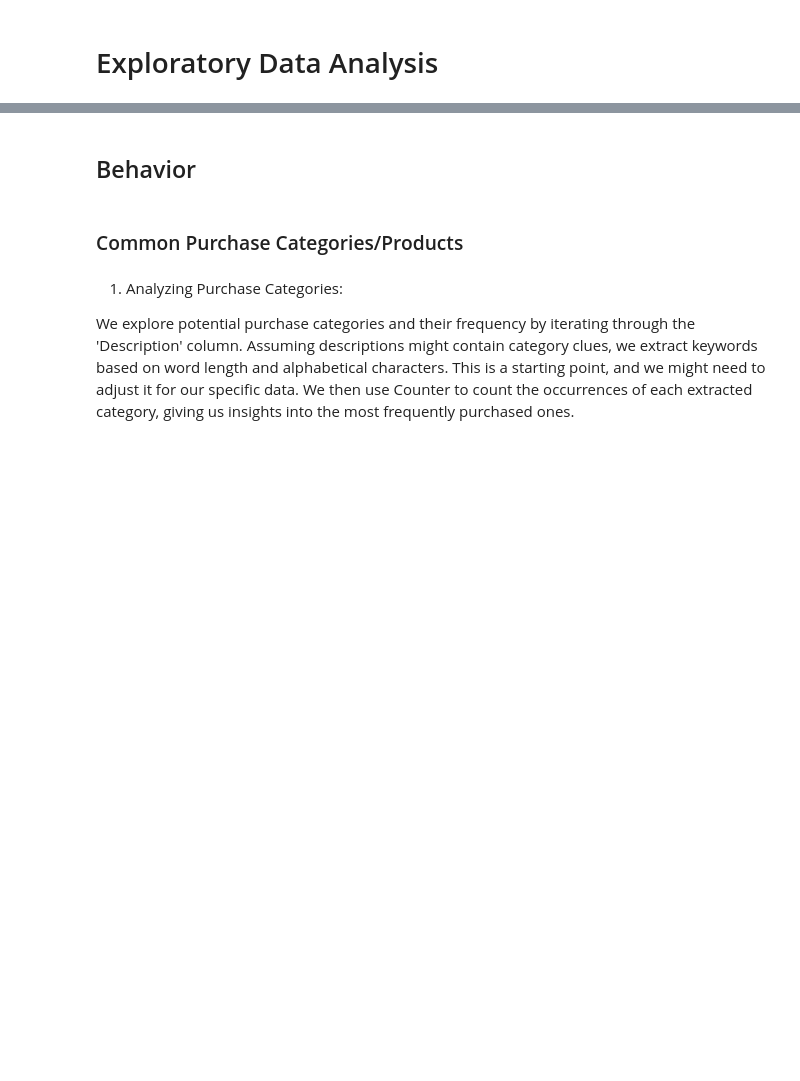
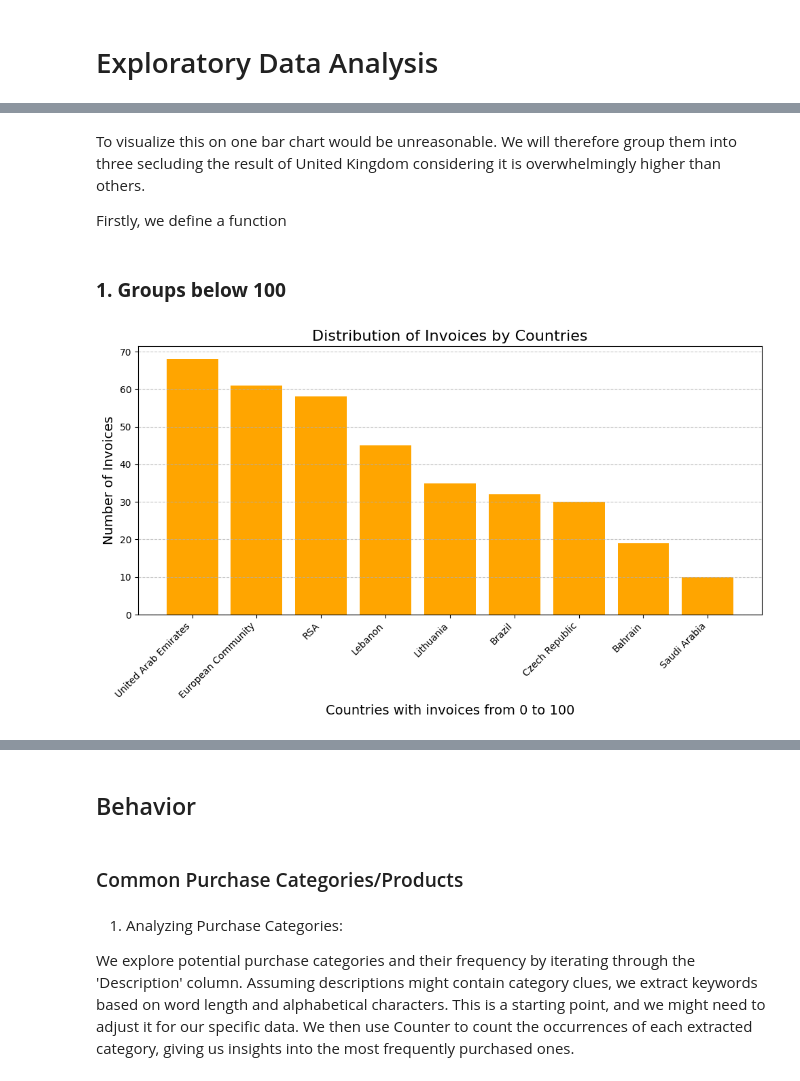
Before and after one commit to JoshuaPaul-lasisi/Customer_segmentation, a Jupyter notebook: Customer_segmentation.ipynb, the cells around one changed output, grey strips where cells are left out. Saved outputs shown, nothing was run; the diff lists cells and outputs as text; code cells hidden in the pictures; blank space fills up the shorter version.

Commit message:
feature/exploratory_data_analysis/customer_location_distribution

```diff
--- a/Customer_segmentation.ipynb
+++ b/Customer_segmentation.ipynb
@@ -297,0 +309,6 @@ We can look through the data to get necessary informartion for segmentation. Bas
+# %%
+# Taking stock of the countries
+country_counts = df_cleaned['Country'].value_counts()
+
+# Print the distribution of countries (number of invoices from each country)
+print(country_counts)
@@ -297,0 +333,42 @@ We can look through the data to get necessary informartion for segmentation. Bas
+# %% [markdown]
+To visualize this on one bar chart would be unreasonable. We will therefore group them into three secluding the result of United Kingdom considering it is overwhelmingly higher than others.
+
+Firstly, we define a function
+# %%
+def plot_series_subset(data_series, lower_limit, upper_limit):
+  """
+  This function creates a bar chart for a subset of a pandas Series based on upper and lower limits.
+
+  Args:
+      data_series (pandas.Series): The pandas Series containing the data.
+      lower_limit (int/float): The lower limit for the subset (inclusive).
+      upper_limit (int/float): The upper limit for the subset (exclusive).
+      title (str, optional): The title for the chart. Defaults to "Series Distribution".
+      xlabel (str, optional): The label for the x-axis. Defaults to "Index".
+      ylabel (str, optional): The label for the y-axis. Defaults to "Values".
+      color (str, optional): The color for the bars in the chart. Defaults to 'skyblue'.
+  """
+
+  # Subset the data series based on limits
+  subset_data = data_series[(data_series >= lower_limit) & (data_series < upper_limit)]
+
+  # Create the chart with error handling (in case subset is empty)
+  if not subset_data.empty:
+    plt.figure(figsize=(10, 6))
+    plt.bar(subset_data.index, subset_data.values, color='orange')
+    plt.title("Distribution of Invoices by Countries", fontsize=16)
+    plt.xlabel(f"Countries with invoices from {lower_limit} to {upper_limit}", fontsize=14)
+    plt.ylabel('Number of Invoices', fontsize=14)
+    plt.grid(axis='y', linestyle='--', alpha=0.7)
+    plt.xticks(rotation=45, ha='right')
+    plt.tight_layout()
+    plt.show()
+  else:
+    print("No data points within the specified limits. Please adjust the limits or check the data series.")
+# %% [markdown]
+### **1. Groups below 100**
+# %%
+# For countries with invoices from zero to 100
+plot_series_subset(country_counts, lower_limit=0, upper_limit=100)
+# %% [output]
+[figure, added]
```
Also changed, not shown: parts of 11 cells of this notebook.
